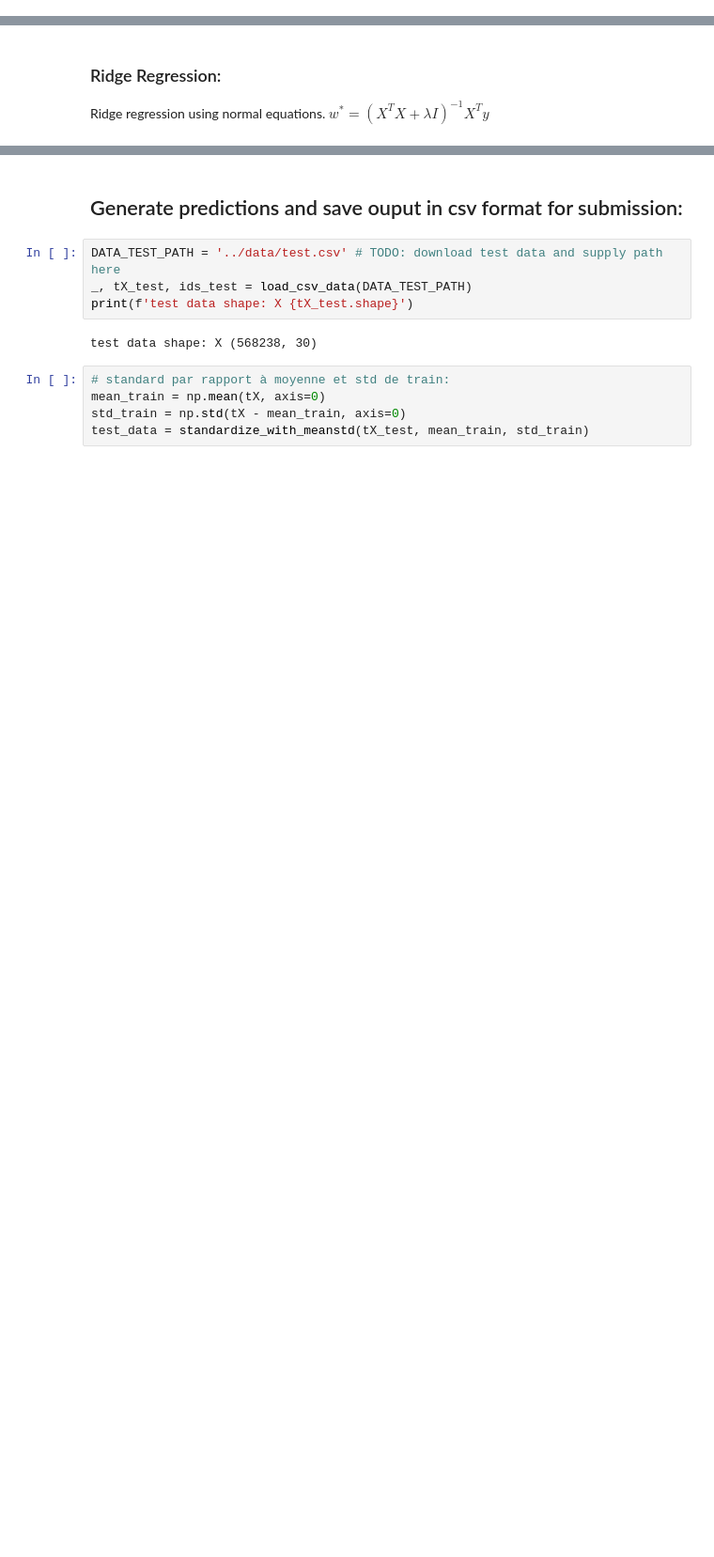
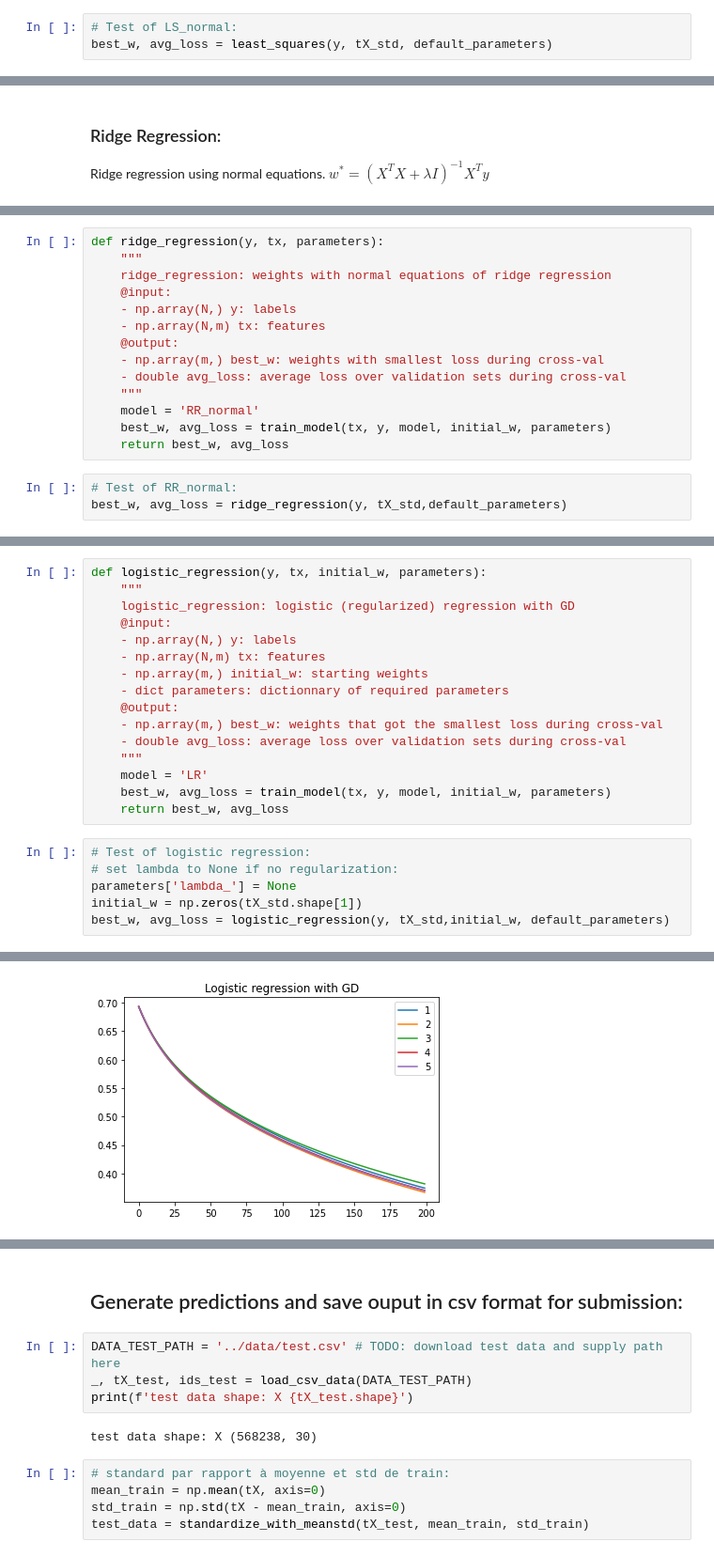
Before and after one commit to Dreyvor/ML_Project_1, a Jupyter notebook: source/project_1.ipynb, the cells around one changed output, grey strips where cells are left out. Shown: that part at 94% size. Cells and saved outputs as stored; diff of their text form; blank space fills up the shorter version.

```diff
--- a/source/project_1.ipynb
+++ b/source/project_1.ipynb
@@ -108,0 +407,3 @@ def least_squares(tX_train, y_train, tX_val, y_val):
+# %%
+# Test of LS_normal:
+best_w, avg_loss = least_squares(y, tX_std, default_parameters)
@@ -124,0 +456,17 @@ def ridge_regression(tX_train, y_train, tX_val, y_val, parameters):
+# %%
+def ridge_regression(y, tx, parameters):
+    """
+    ridge_regression: weights with normal equations of ridge regression
+    @input:
+    - np.array(N,) y: labels
+    - np.array(N,m) tx: features
+    @output:
+    - np.array(m,) best_w: weights with smallest loss during cross-val
+    - double avg_loss: average loss over validation sets during cross-val
+    """
+    model = 'RR_normal'
+    best_w, avg_loss = train_model(tx, y, model, initial_w, parameters)
+    return best_w, avg_loss
+# %%
+# Test of RR_normal:
+best_w, avg_loss = ridge_regression(y, tX_std,default_parameters)
@@ -287,0 +569,23 @@ def train_model(model, parameters):
+# %%
+def logistic_regression(y, tx, initial_w, parameters):
+    """
+    logistic_regression: logistic (regularized) regression with GD
+    @input:
+    - np.array(N,) y: labels
+    - np.array(N,m) tx: features
+    - np.array(m,) initial_w: starting weights
+    - dict parameters: dictionnary of required parameters
+    @output:
+    - np.array(m,) best_w: weights that got the smallest loss during cross-val
+    - double avg_loss: average loss over validation sets during cross-val
+    """
+    model = 'LR'
+    best_w, avg_loss = train_model(tx, y, model, initial_w, parameters)
+    return best_w, avg_loss
+# %%
+# Test of logistic regression:
+# set lambda to None if no regularization:
+parameters['lambda_'] = None
+initial_w = np.zeros(tX_std.shape[1])
+best_w, avg_loss = logistic_regression(y, tX_std,initial_w, default_parameters)
+# %% [output]
@@ -287,0 +609 @@ def train_model(model, parameters):
+[figure, added]
```
Also changed, not shown: parts of 37 cells of this notebook, 1 other file.
